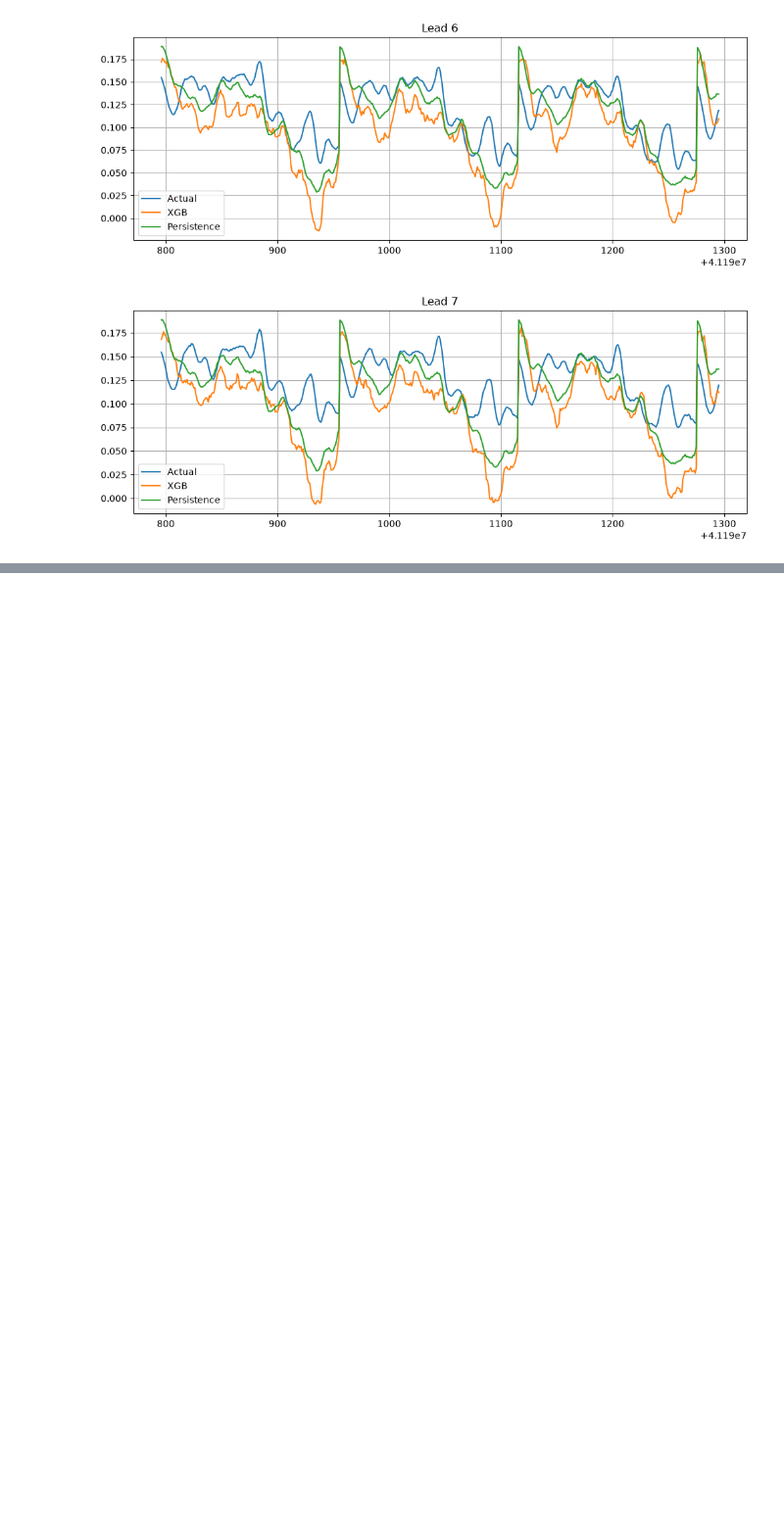
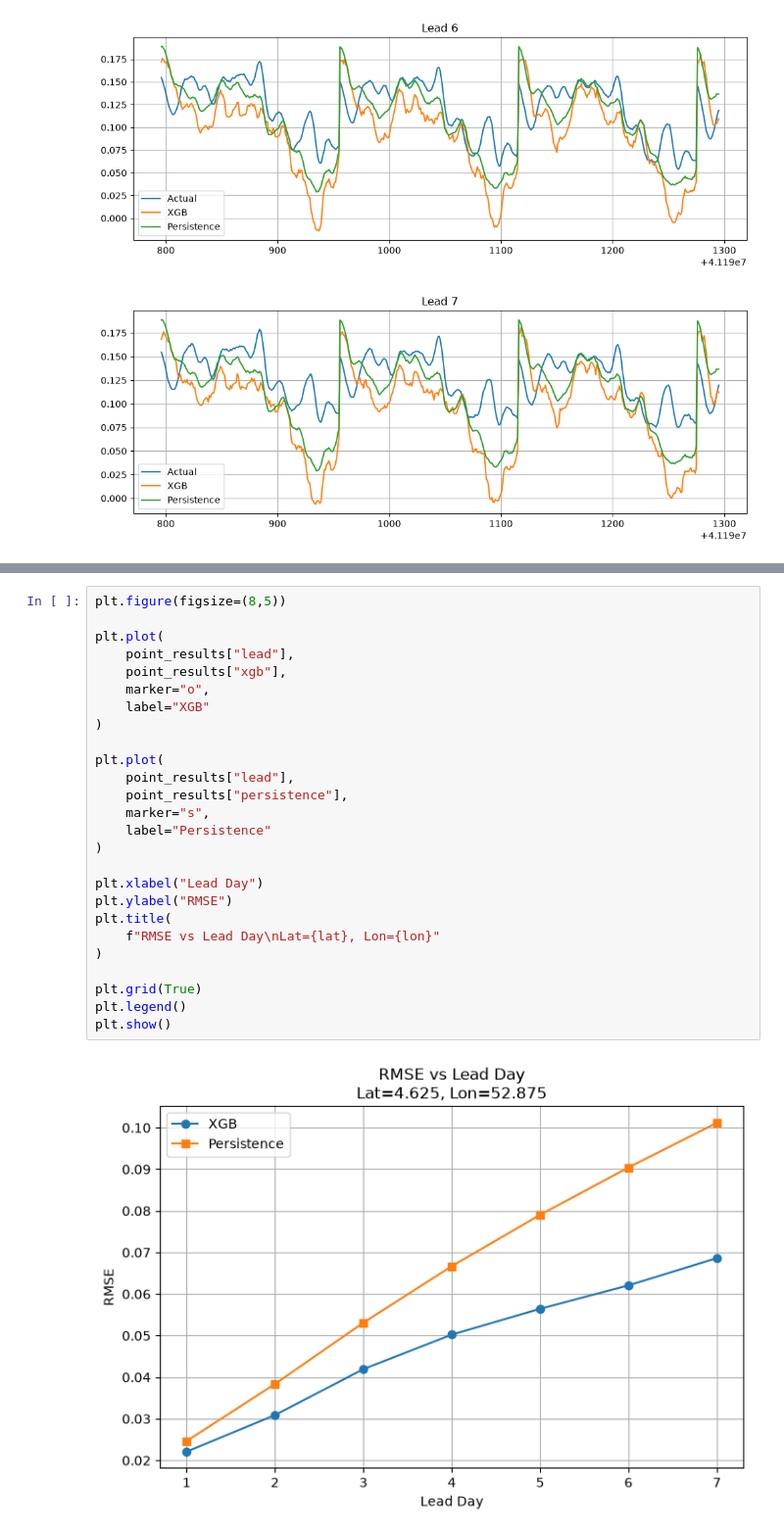
Before and after one commit to chxran25/SLA_Forecast_XGB, a Jupyter notebook: observations.ipynb, the cells around one changed output, grey strips where cells are left out. Shown at 98% size. Saved outputs shown, nothing was run; the diff lists cells and outputs as text; blank space fills up the shorter version.

```diff
--- a/observations.ipynb
+++ b/observations.ipynb
@@ -132,0 +260,28 @@ l1.improvement.plot(vmin=-0.01,vmax=0.01)
+# %%
+plt.figure(figsize=(8,5))
+
+plt.plot(
+    point_results["lead"],
+    point_results["xgb"],
+    marker="o",
+    label="XGB"
+)
+
+plt.plot(
+    point_results["lead"],
+    point_results["persistence"],
+    marker="s",
+    label="Persistence"
+)
+
+plt.xlabel("Lead Day")
+plt.ylabel("RMSE")
+plt.title(
+    f"RMSE vs Lead Day\nLat={lat}, Lon={lon}"
+)
+
+plt.grid(True)
+plt.legend()
+plt.show()
+# %% [output]
+[figure, added]
```
Also changed, not shown: parts of 17 cells of this notebook, 1 other file.
